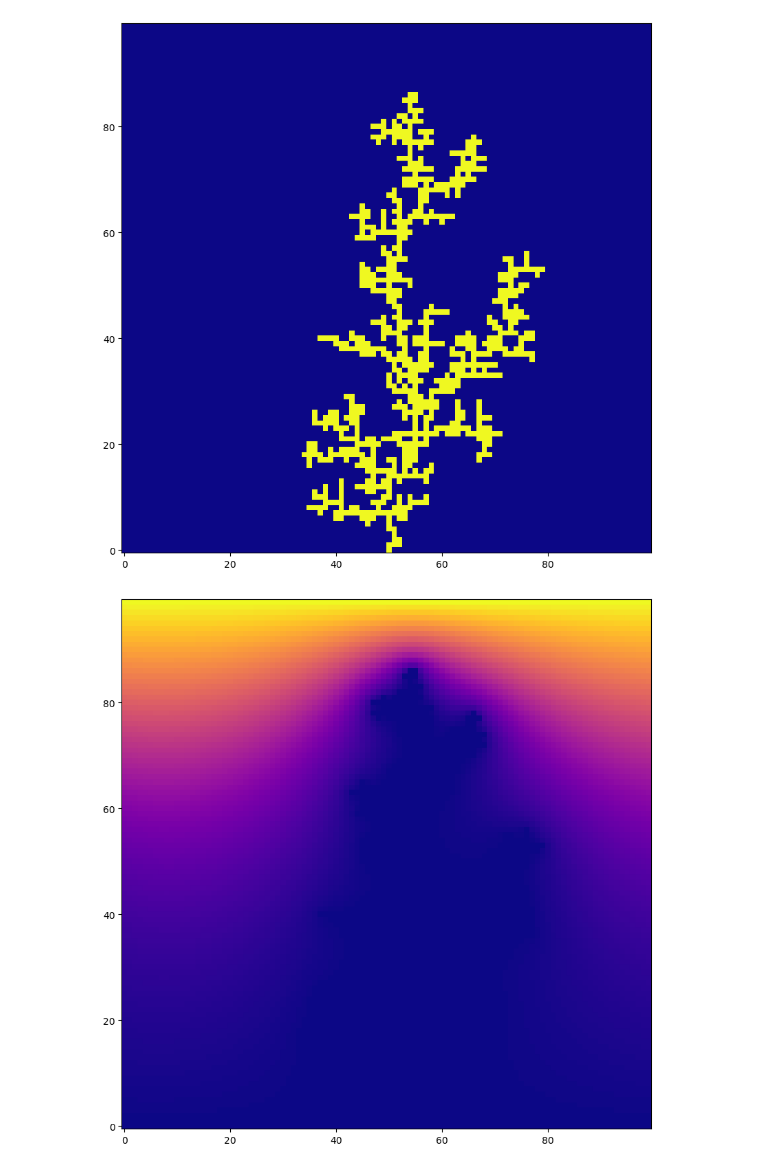
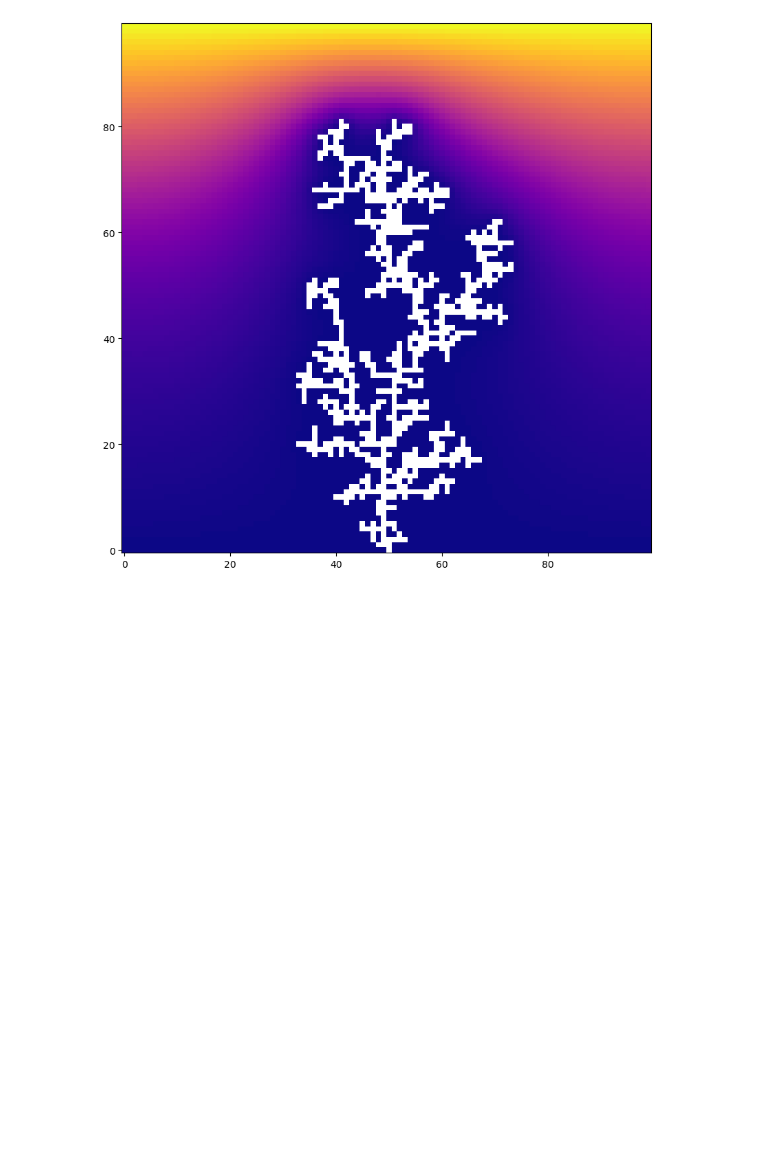
Before and after one commit to francescotiepolo/scientific_computing_assignment2, a Jupyter notebook: Question_A_fig.ipynb, the cells around one changed output. Cells and saved outputs as stored; diff of their text form; code cells hidden in the pictures; blank space fills up the shorter version.

Commit message:
final plots

```diff
--- a/Question_A_fig.ipynb
+++ b/Question_A_fig.ipynb
@@ -11,18 +13,16 @@ os.makedirs(save_folder, exist_ok=True)
 # %%
 # Plotting of one claster with its concentration map
 
 c, cluster, avg_iter = simulation_dla(grid_size=(100, 100), steps=800, eta=1, w=1.65)
 
 plt.figure(figsize=(10, 10))
-plt.imshow(cluster, origin='lower', cmap='plasma')
+plt.imshow(c, origin='lower', cmap='plasma')
+overlay = np.zeros((*cluster.shape, 4))
+overlay[cluster == 1] = [1, 1, 1, 1]
+plt.imshow(overlay, origin='lower')
 plt.show()
-
-plt.figure(figsize=(10, 10))
-plt.imshow(c, origin='lower', cmap='plasma')
-plt.show()
 # %% [output]
-[figure, old version]
+[figure, new version]
-[figure, removed]
 # %%
 # Investigate the effect of η on the cluster growth
 
```
Also changed, not shown: parts of 3 cells of this notebook, 3 other files.
